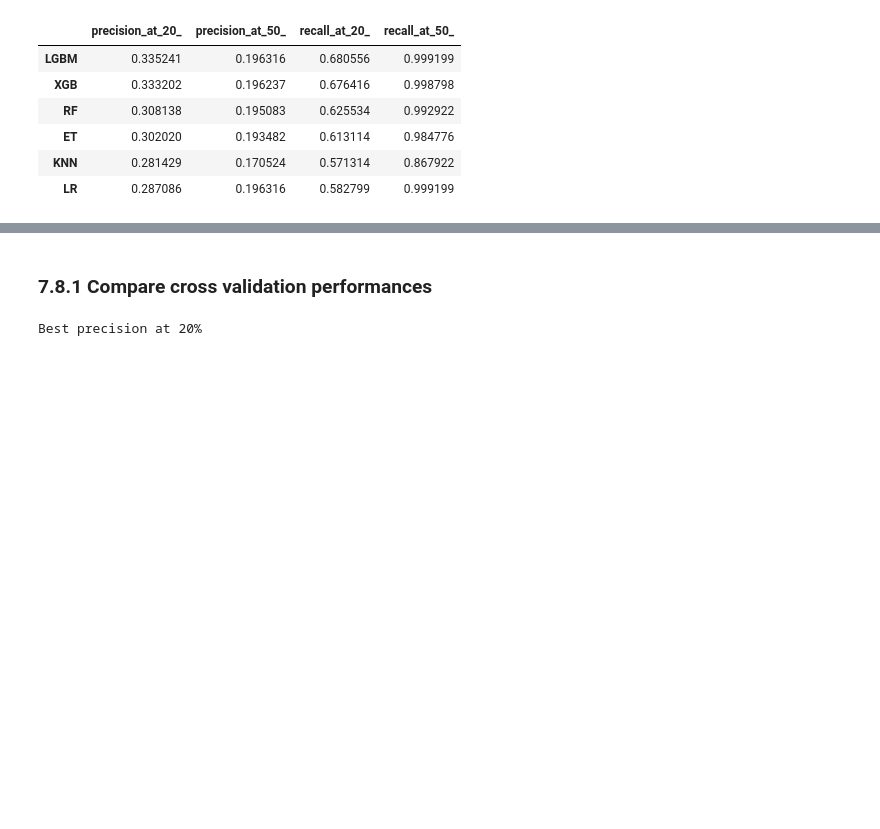
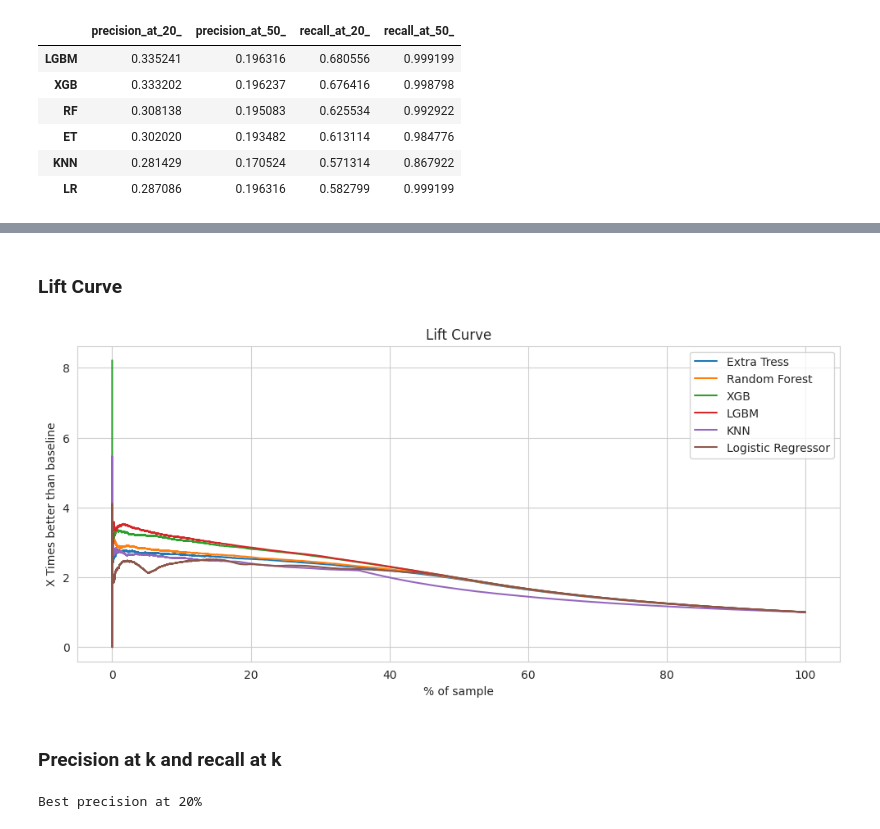
Before and after one commit to Eduardo-95-DS/Car-Insurance-Interest, a Jupyter notebook: notebooks/look_1.0-ear-health-insurance-cross-sell.ipynb, the cells around one changed output, grey strips where cells are left out. Drawn from its saved outputs; the diff is of its cells as text; code cells hidden in the pictures; blank space fills up the shorter version.

Commit message:
performance comparison finished

```diff
--- a/notebooks/look_1.0-ear-health-insurance-cross-sell.ipynb
+++ b/notebooks/look_1.0-ear-health-insurance-cross-sell.ipynb
@@ -1843,5 +2026,31 @@ results
+# %% [markdown]
+### Lift Curve
+# %%
+rcParams['figure.figsize'] = 12,5
+
+grid=gridspec.GridSpec(1,1)
+
+ax1 = plt.subplot(grid[0,0])
+
+sns.lineplot( x='base_cum_perc', y='lift', data=et_results_cv,ax=ax1,label='Extra Tress' )
+
+sns.lineplot( x='base_cum_perc', y='lift', data=rf_results_cv,ax=ax1,label='Random Forest' )
+
+sns.lineplot( x='base_cum_perc', y='lift', data=xgb_results_cv,ax=ax1,label='XGB' )
+
+sns.lineplot( x='base_cum_perc', y='lift', data=lgbm_results_cv,ax=ax1,label='LGBM' )
+
+sns.lineplot( x='base_cum_perc', y='lift', data=knn_results_cv,ax=ax1,label='KNN' )
+
+sns.lineplot( x='base_cum_perc', y='lift', data=lr_results_cv,ax=ax1,label='Logistic Regressor' )
+
+ax1.set_title('Lift Curve')
+ax1.set_xlabel('% of sample');
+ax1.set_ylabel('X Times better than baseline');
+# %% [output]
+[figure, added]
 # %% [markdown]
-### 7.8.1 Compare cross validation performances
+### Precision at k and recall at k
 # %%
 cv_res=np.array([[precision_at_20_lgbmcv,precision_at_50_lgbmcv,recall_at_20_lgbmcv,recall_at_50_lgbmcv],
             [precision_at_20_xgbcv, precision_at_50_xgbcv, recall_at_20_xgbcv, recall_at_50_xgbcv],
```
Also changed, not shown: parts of 11 cells of this notebook.
